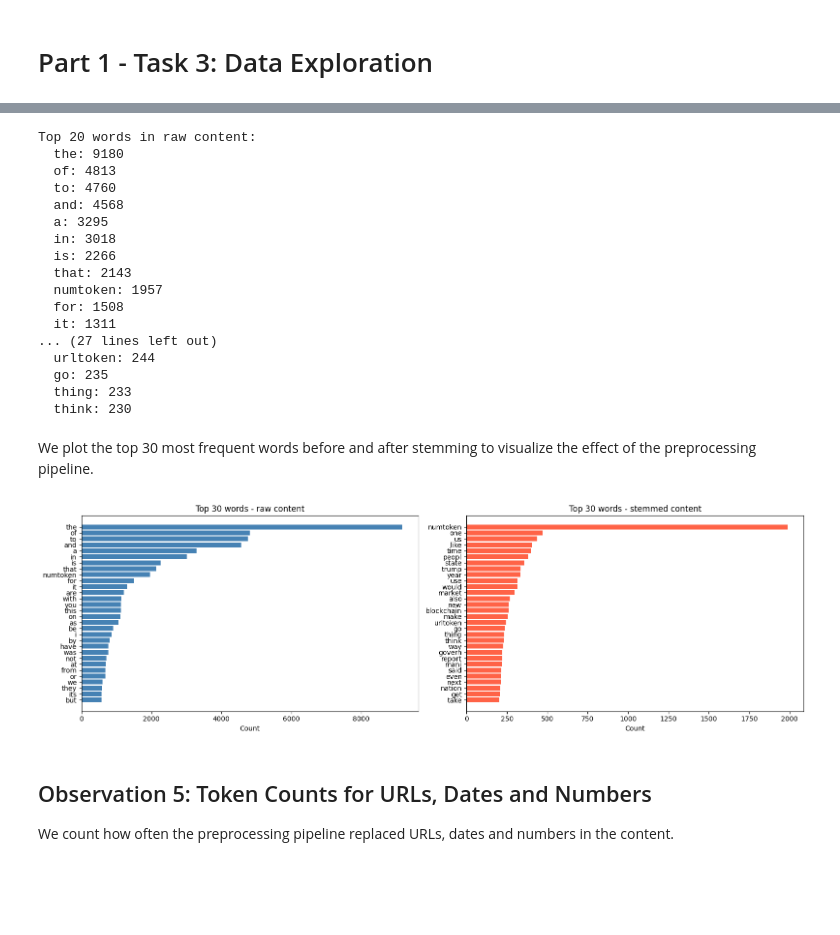
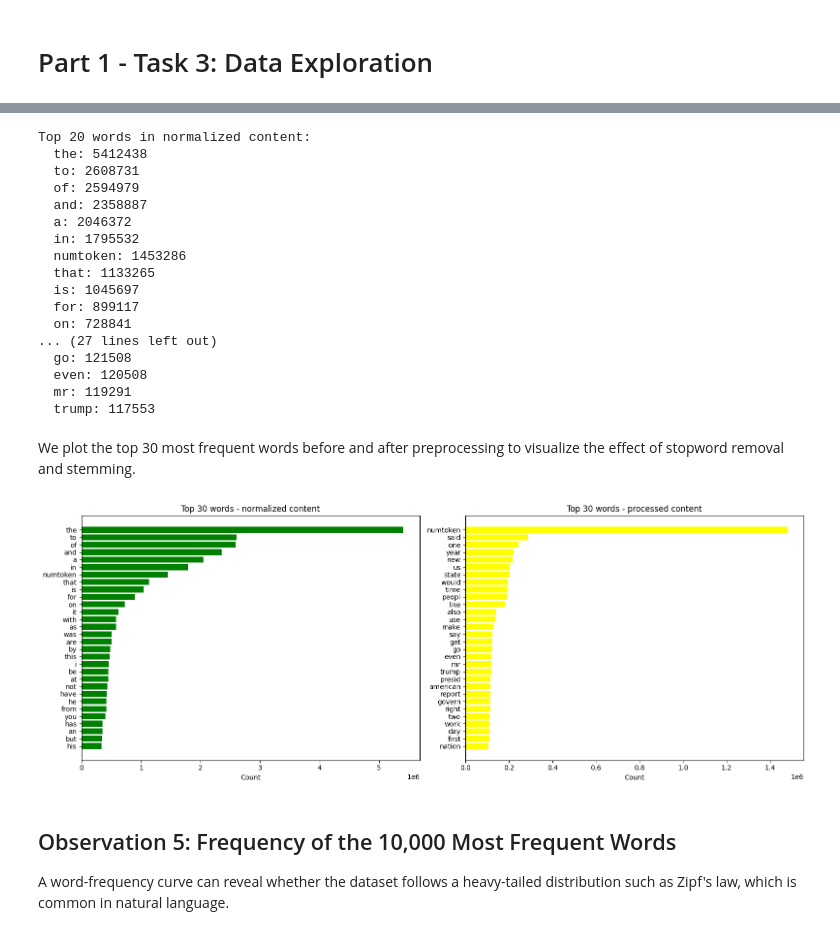
Before and after one commit to mathiaswela/fake-news-group-project, a Jupyter notebook: notebooks/02_data_exploration_andreas.ipynb, the cells around one changed output, grey strips where cells are left out. Cells and saved outputs as stored; diff of their text form; code cells hidden in the pictures; blank space fills up the shorter version.

```diff
--- a/notebooks/02_data_exploration_andreas.ipynb
+++ b/notebooks/02_data_exploration_andreas.ipynb
@@ -135,56 +157,63 @@ We compare the most frequent words in the raw content versus the processed(stemm
 # %%
-# Part 1.3 - Top 100 words before and after stemming
-words_raw = Counter(" ".join(df['content_normalized'].dropna()).split()).most_common(100)
-words_stemmed = Counter(" ".join(df['content_processed'].dropna()).split()).most_common(100)
+def count_words(series):
+    counter = Counter()
+    for text in series.dropna().astype(str):
+        counter.update(text.split())
+    return counter
 
-print("Top 20 words in raw content:")
+raw_counter = count_words(df['content_normalized'])
+processed_counter = count_words(df['content_processed'])
+
+words_raw = raw_counter.most_common(100)
+words_processed = processed_counter.most_common(100)
+
+print("Top 20 words in normalized content:")
 for word, count in words_raw[:20]:
     print(f"  {word}: {count}")
 
-print("\nTop 20 words in stemmed content:")
-for word, count in words_stemmed[:20]:
+print("\nTop 20 words in processed content:")
+for word, count in words_processed[:20]:
     print(f"  {word}: {count}")
 # %% [output]
-Top 20 words in raw content:
-  the: 9180
-  of: 4813
-  to: 4760
-  and: 4568
-  a: 3295
-  in: 3018
-  is: 2266
-  that: 2143
-  numtoken: 1957
-  for: 1508
-  it: 1311
+Top 20 words in normalized content:
+  the: 5412438
+  to: 2608731
+  of: 2594979
+  and: 2358887
+  a: 2046372
+  in: 1795532
+  numtoken: 1453286
+  that: 1133265
+  is: 1045697
+  for: 899117
+  on: 728841
 ... (27 lines left out)
-  urltoken: 244
-  go: 235
-  thing: 233
-  think: 230
+  go: 121508
+  even: 120508
+  mr: 119291
+  trump: 117553
 # %% [markdown]
-We plot the top 30 most frequent words before and after stemming to visualize the effect of the preprocessing pipeline.
+We plot the top 30 most frequent words before and after preprocessing to visualize the effect of stopword removal and stemming.
 # %%
-# Part 1.3 - Frequency plot of top 100 words before and after stemming
-fig, axes = plt.subplots(1, 2, figsize=(16, 5))
+fig, axes = plt.subplots(1, 2, figsize=(16, 6))
 
-words_raw_labels, words_raw_counts = zip(*words_raw[:30])
-words_stemmed_labels, words_stemmed_counts = zip(*words_stemmed[:30])
+raw_labels, raw_counts = zip(*words_raw[:30])
+processed_labels, processed_counts = zip(*words_processed[:30])
 
-axes[0].barh(words_raw_labels[::-1], words_raw_counts[::-1], color='steelblue')
-axes[0].set_title('Top 30 words - raw content')
+axes[0].barh(raw_labels[::-1], raw_counts[::-1], color='green')
+axes[0].set_title('Top 30 words - normalized content')
 axes[0].set_xlabel('Count')
 
-axes[1].barh(words_stemmed_labels[::-1], words_stemmed_counts[::-1], color='tomato')
-axes[1].set_title('Top 30 words - stemmed content')
+axes[1].barh(processed_labels[::-1], processed_counts[::-1], color='yellow')
+axes[1].set_title('Top 30 words - processed content')
 axes[1].set_xlabel('Count')
 
 plt.tight_layout()
-plt.savefig('../figures/top_words_frequency.png')
+plt.savefig(f'{FIG_DIR}/top_words_before_after_995k.png', dpi=200, bbox_inches='tight')
 plt.show()
 # %% [output]
-[figure, old version]
+[figure, new version]
 # %% [markdown]
-## Observation 5: Token Counts for URLs, Dates and Numbers
-We count how often the preprocessing pipeline replaced URLs, dates and numbers in the content.
+## Observation 5: Frequency of the 10,000 Most Frequent Words
+A word-frequency curve can reveal whether the dataset follows a heavy-tailed distribution such as Zipf's law, which is common in natural language.
 # %%
```
Also changed, not shown: parts of 15 cells of this notebook, 5 other files.
